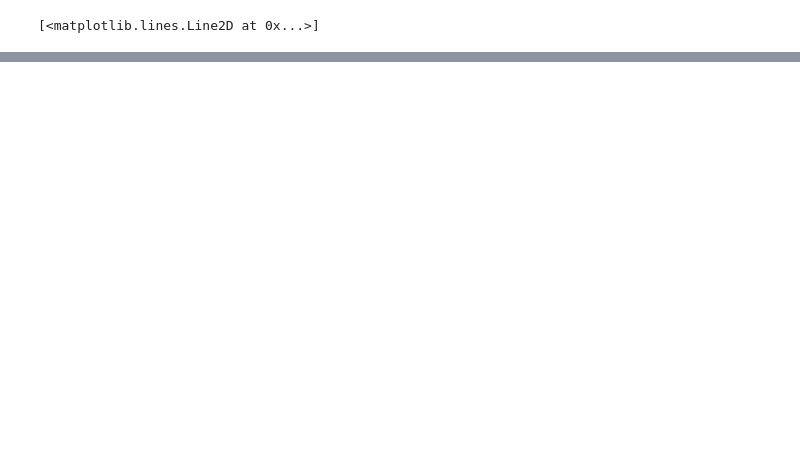
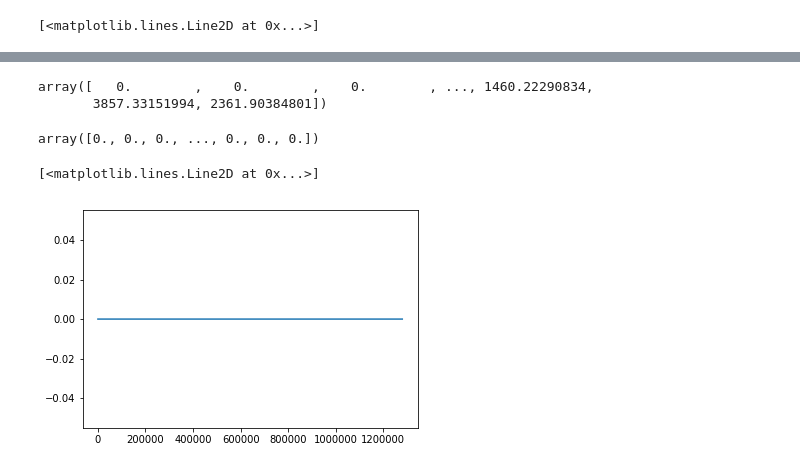
Before and after one commit to saewoonam/gburg-usound, a Jupyter notebook: goertzel.ipynb, the cells around one changed output, grey strips where cells are left out. Cells and saved outputs as stored; diff of their text form; code cells hidden in the pictures; blank space fills up the shorter version.

```diff
--- a/goertzel.ipynb
+++ b/goertzel.ipynb
@@ -647,0 +655,16 @@ peaks
+# %%
+numba_test = np.fromfile('test_jit/sg2.out')
+# %%
+numba_test
+# %% [output]
+array([   0.        ,    0.        ,    0.        , ..., 1460.22290834,
+       3857.33151994, 2361.90384801])
+# %%
+y - (2*numba_test)**0.5
+# %% [output]
+array([0., 0., 0., ..., 0., 0., 0.])
+# %%
+plt.plot(y- (2*numba_test)**0.5)
+# %% [output]
+[<matplotlib.lines.Line2D at 0x...>]
+[figure, added]
```
Also changed, not shown: parts of 9 cells of this notebook, 2 other files.
